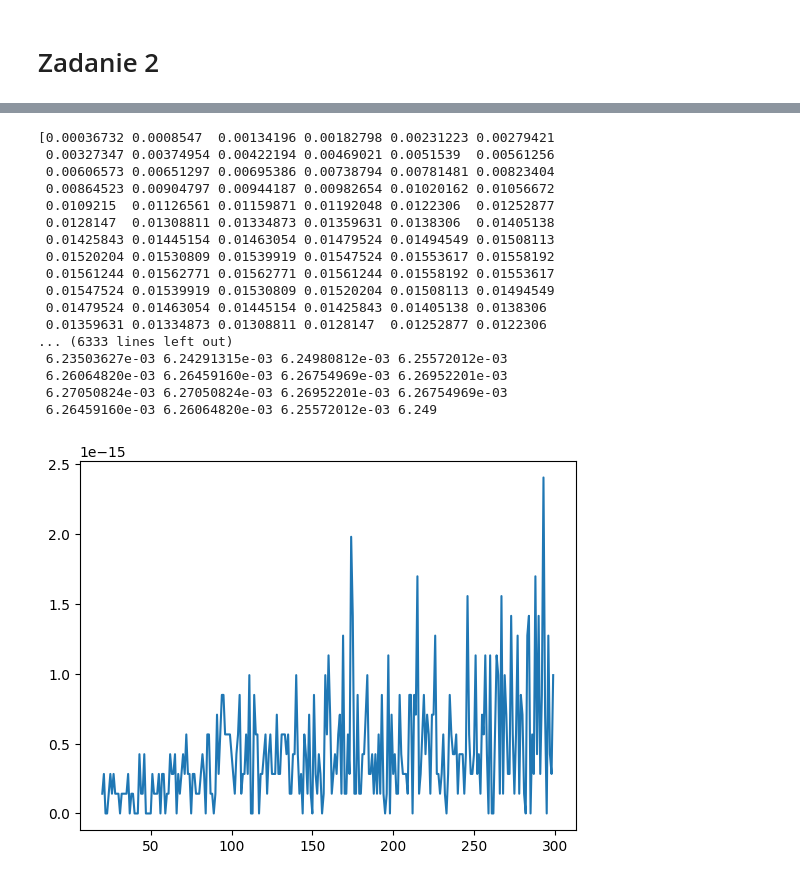
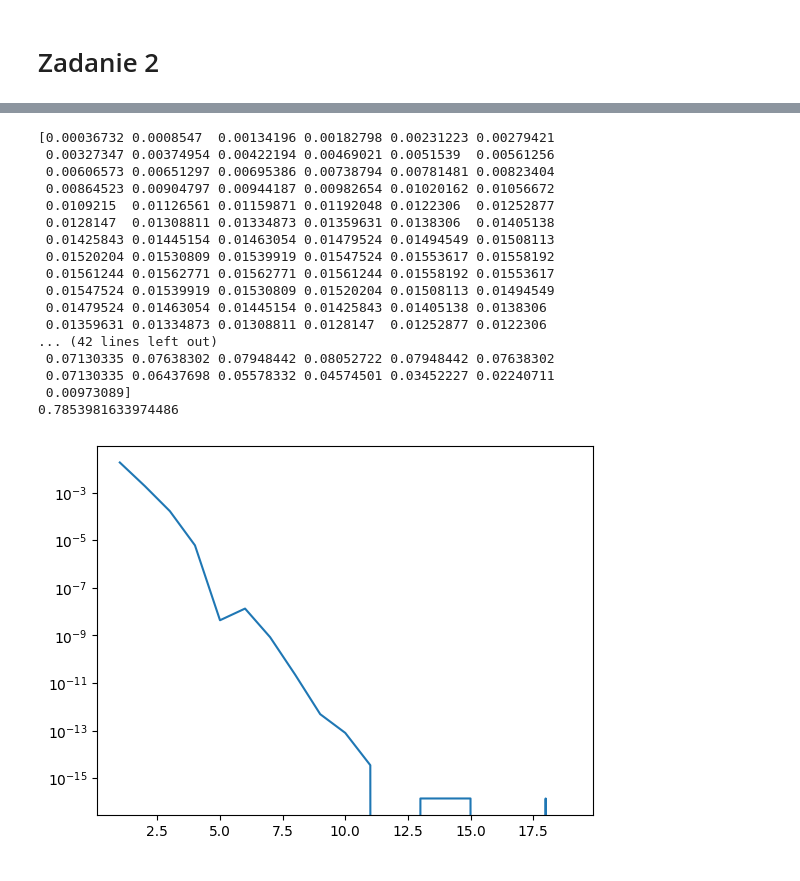
Before and after one commit to kpiotr6/MOWNIT, a Jupyter notebook: L6/laboratorium6.ipynb, the cells around one changed output, grey strips where cells are left out. Cells and saved outputs as stored; diff of their text form; code cells hidden in the pictures.

```diff
--- a/L6/laboratorium6.ipynb
+++ b/L6/laboratorium6.ipynb
@@ -108,38 +161,38 @@ def gauss_legendre(f, a, b, n):
 # Define the integrand function
 def f(x):
     return 1 / (x ** 2 + 1)
 
 # Calculate the integral using Gauss-Legendre quadrature
 integral = gauss_legendre(f, 0, 1, 100)
 
 err = []
 n_space = []
-for n in range(20, 300):
+for n in range(1,20):
     err.append(abs(gauss_legendre(f, 0, 1, n) - PI/4)/(PI/4))
     n_space.append(n)
 
-plt.semilogy
+plt.semilogy()
 plt.plot(n_space, err)
 plt.show
 
 # Print the result
 print(integral)
 # %% [output]
 [0.00036732 0.0008547  0.00134196 0.00182798 0.00231223 0.00279421
  0.00327347 0.00374954 0.00422194 0.00469021 0.0051539  0.00561256
  0.00606573 0.00651297 0.00695386 0.00738794 0.00781481 0.00823404
  0.00864523 0.00904797 0.00944187 0.00982654 0.01020162 0.01056672
  0.0109215  0.01126561 0.01159871 0.01192048 0.0122306  0.01252877
  0.0128147  0.01308811 0.01334873 0.01359631 0.0138306  0.01405138
  0.01425843 0.01445154 0.01463054 0.01479524 0.01494549 0.01508113
  0.01520204 0.01530809 0.01539919 0.01547524 0.01553617 0.01558192
  0.01561244 0.01562771 0.01562771 0.01561244 0.01558192 0.01553617
  0.01547524 0.01539919 0.01530809 0.01520204 0.01508113 0.01494549
  0.01479524 0.01463054 0.01445154 0.01425843 0.01405138 0.0138306
  0.01359631 0.01334873 0.01308811 0.0128147  0.01252877 0.0122306
-... (6333 lines left out)
- 6.23503627e-03 6.24291315e-03 6.24980812e-03 6.25572012e-03
- 6.26064820e-03 6.26459160e-03 6.26754969e-03 6.26952201e-03
- 6.27050824e-03 6.27050824e-03 6.26952201e-03 6.26754969e-03
- 6.26459160e-03 6.26064820e-03 6.25572012e-03 6.249
+... (42 lines left out)
+ 0.07130335 0.07638302 0.07948442 0.08052722 0.07948442 0.07638302
+ 0.07130335 0.06437698 0.05578332 0.04574501 0.03452227 0.02240711
+ 0.00973089]
+0.7853981633974486
-[figure, old version]
+[figure, new version]
```
Also changed, not shown: parts of 16 cells of this notebook, 2 other files.
